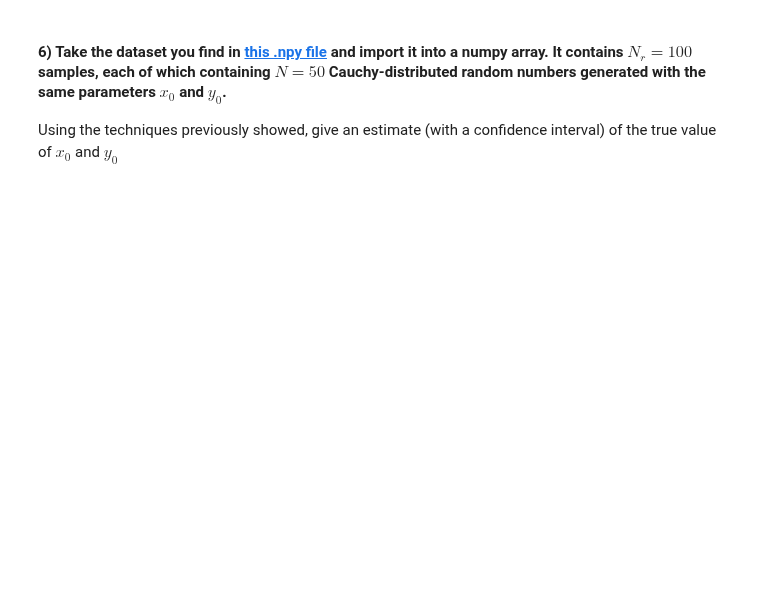
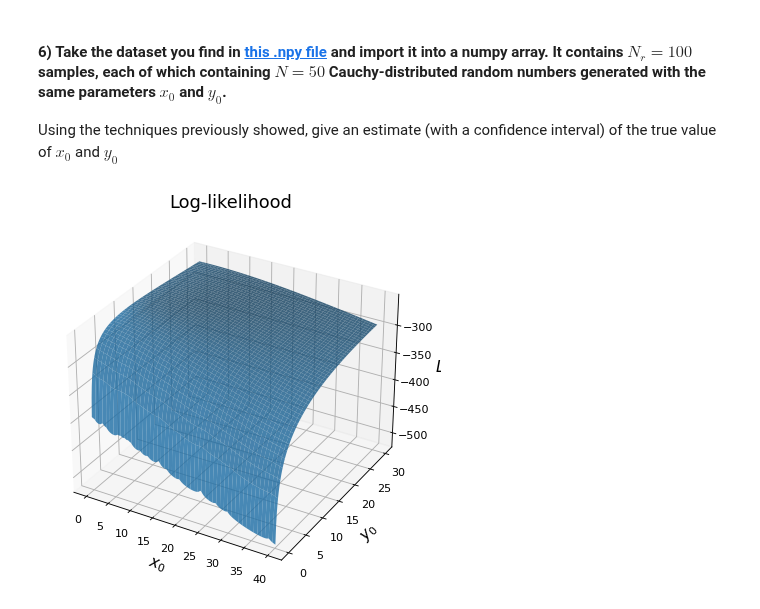
Before and after one commit to roduit/FundamentalLearningEPFL, a Jupyter notebook: TP2/FoIL_ex2_public.ipynb, the cells around one changed output. Saved outputs shown, nothing was run; the diff lists cells and outputs as text; code cells hidden in the pictures; blank space fills up the shorter version.

```diff
--- a/TP2/FoIL_ex2_public.ipynb
+++ b/TP2/FoIL_ex2_public.ipynb
@@ -638,0 +647,21 @@ table_x = np.load('dataLH.npy')
+# %%
+# your code here
+tab_y0=np.linspace(0,30,201)[1:]
+tab_x0=np.linspace(0,40,200)
+
+fig = plt.figure(figsize=(9,6), dpi=80)
+ax = fig.add_subplot(111, projection='3d') #we create the 3d axis
+plt.title('Log-likelihood', fontsize=16)
+X, Y = np.meshgrid(tab_x0,tab_y0)
+zs = np.array(loglh(np.ravel(X), np.ravel(Y),table_x[0]))
+Z = zs.reshape(X.shape)
+
+ax.plot_surface(X, Y, Z, alpha=0.8)
+
+ax.set_xlabel('$x_0$', fontsize=14)
+ax.set_ylabel('$y_0$', fontsize=14)
+ax.set_zlabel('$L$', fontsize=14)
+
+plt.show()
+# %% [output]
+[figure, added]
```
Also changed, not shown: parts of 17 cells of this notebook, 1 other file.
